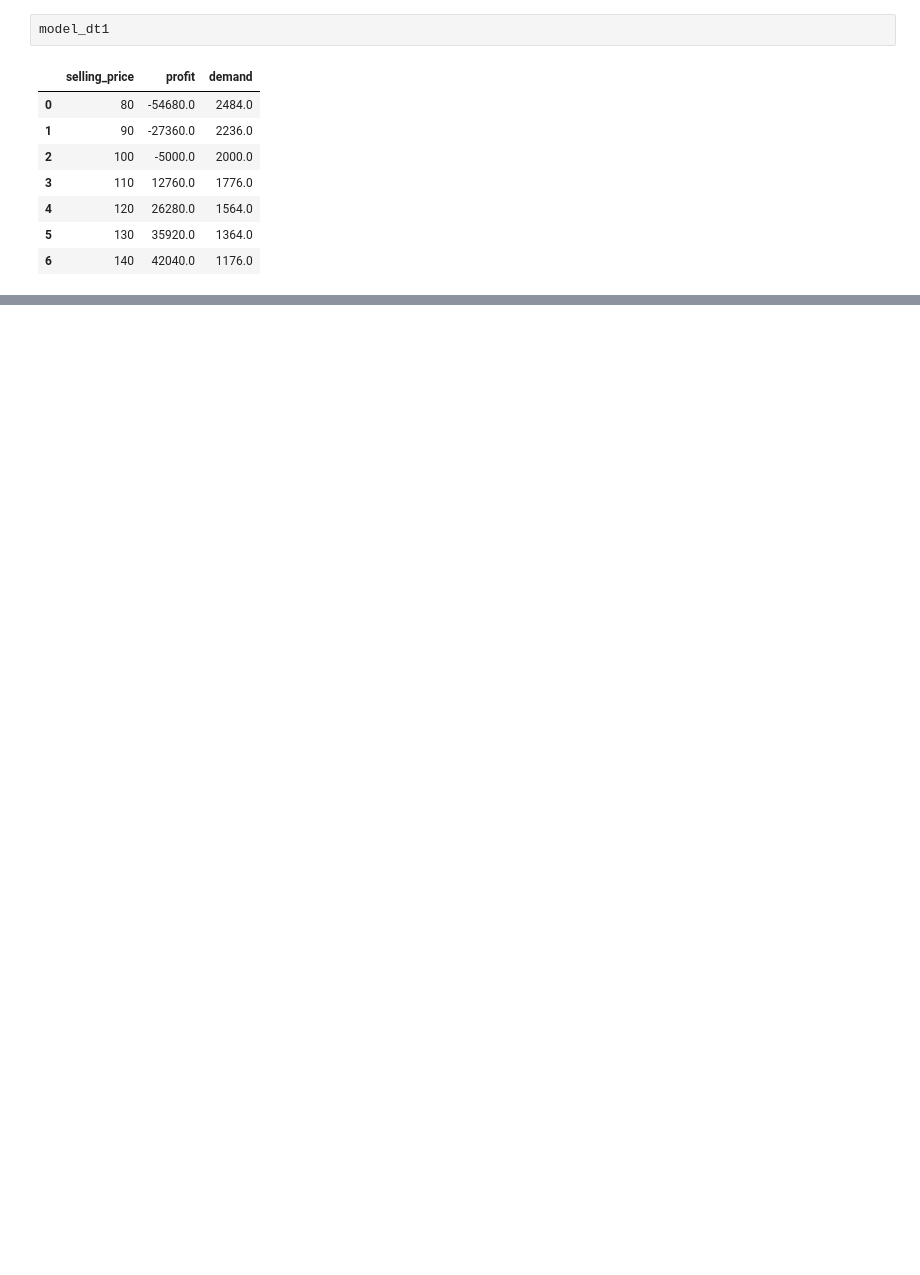
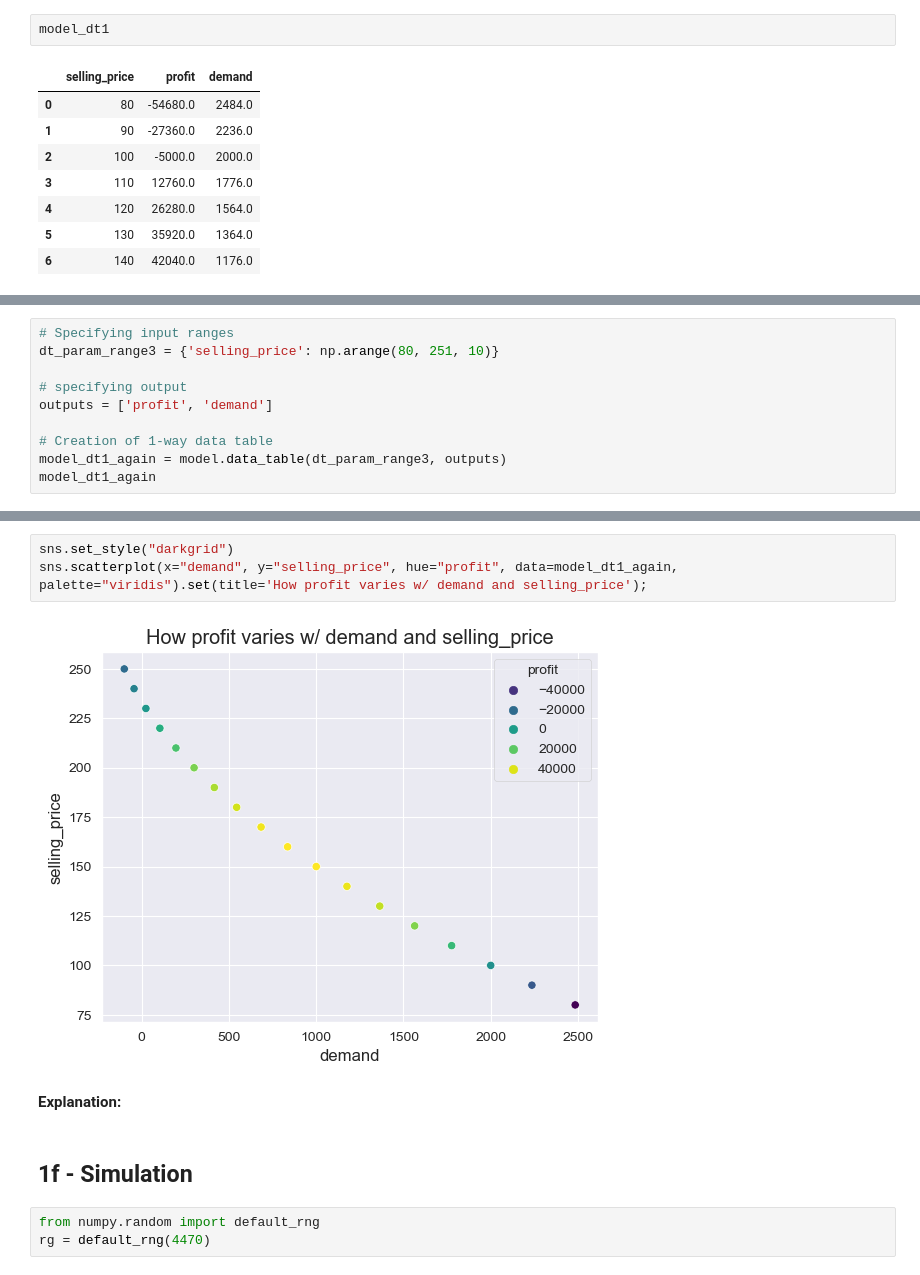
Before and after one commit to nicky-html96/hw2_excel_withpython, a Jupyter notebook: hw2_submission.ipynb, the cells around one changed output, grey strips where cells are left out. Cells and saved outputs as stored; diff of their text form; blank space fills up the shorter version.

```diff
--- a/hw2_submission.ipynb
+++ b/hw2_submission.ipynb
@@ -145,0 +253,10 @@ model_goal_dt1
+# %%
+# Specifying input ranges
+dt_param_range3 = {'selling_price': np.arange(80, 251, 10)}
+
+# specifying output
+outputs = ['profit', 'demand']
+
+# Creation of 1-way data table
+model_dt1_again = model.data_table(dt_param_range3, outputs)
+model_dt1_again
@@ -145,0 +292,12 @@ model_goal_dt1
+# %%
+sns.set_style("darkgrid")
+sns.scatterplot(x="demand", y="selling_price", hue="profit", data=model_dt1_again, palette="viridis").set(title='How profit varies w/ demand and selling_price');
+# %% [output]
+[figure, added]
+# %% [markdown]
+**Explanation:**
+# %% [markdown]
+## 1f - Simulation
+# %%
+from numpy.random import default_rng
+rg = default_rng(4470)
```
Also changed, not shown: parts of 33 cells of this notebook.
